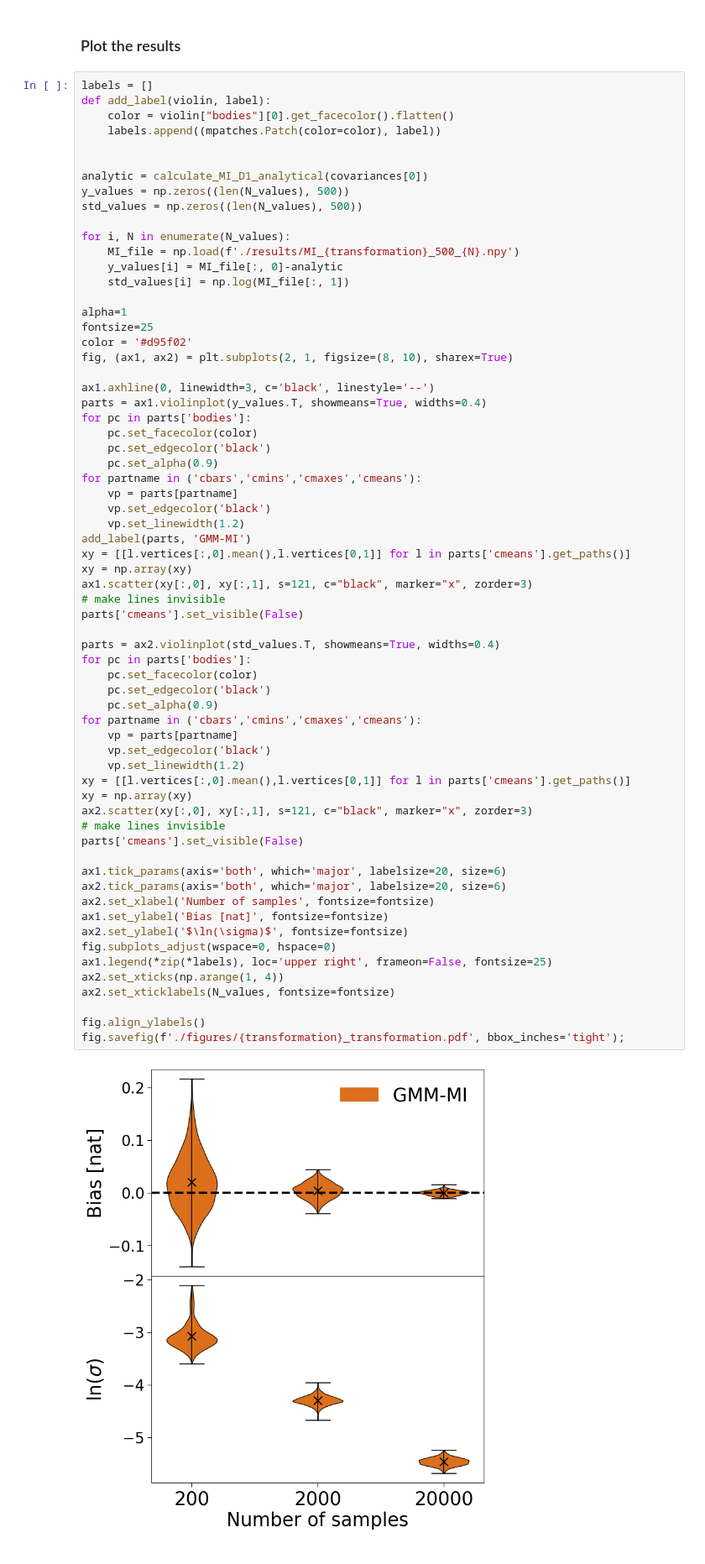
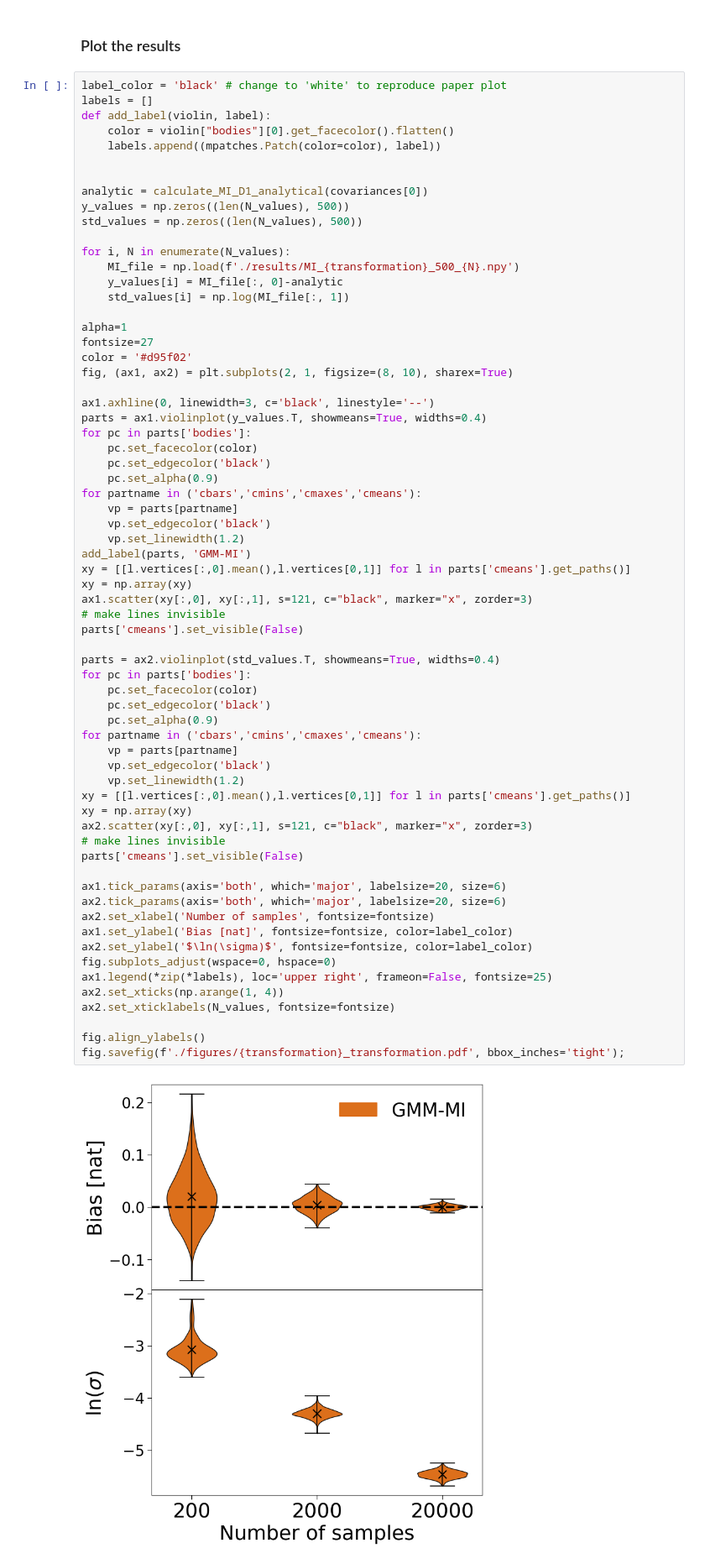
Before and after one commit to dpiras/GMM-MI, a Jupyter notebook: notebooks/invariance_bias/2_transformation_invariance_log.ipynb, the cells around one changed output. Shown: that part at 84% size. Saved outputs shown, nothing was run; the diff lists cells and outputs as text.

```diff
--- a/notebooks/invariance_bias/2_transformation_invariance_log.ipynb
+++ b/notebooks/invariance_bias/2_transformation_invariance_log.ipynb
@@ -85,6 +85,7 @@ Not running this cell, since results file already exists. Loading pre-computed r
 # %% [markdown]
 ### Plot the results
 # %%
+label_color = 'black' # change to 'white' to reproduce paper plot
 labels = []
 def add_label(violin, label):
     color = violin["bodies"][0].get_facecolor().flatten()
@@ -101,7 +102,7 @@ for i, N in enumerate(N_values):
     std_values[i] = np.log(MI_file[:, 1])
 
 alpha=1
-fontsize=25
+fontsize=27
 color = '#d95f02'
 fig, (ax1, ax2) = plt.subplots(2, 1, figsize=(8, 10), sharex=True)
 
@@ -121,33 +122,33 @@ xy = np.array(xy)
 ax1.scatter(xy[:,0], xy[:,1], s=121, c="black", marker="x", zorder=3)
 # make lines invisible
 parts['cmeans'].set_visible(False)
 
 parts = ax2.violinplot(std_values.T, showmeans=True, widths=0.4)
 for pc in parts['bodies']:
     pc.set_facecolor(color)
     pc.set_edgecolor('black')
     pc.set_alpha(0.9)
 for partname in ('cbars','cmins','cmaxes','cmeans'):
     vp = parts[partname]
     vp.set_edgecolor('black')
     vp.set_linewidth(1.2)
 xy = [[l.vertices[:,0].mean(),l.vertices[0,1]] for l in parts['cmeans'].get_paths()]
 xy = np.array(xy)
 ax2.scatter(xy[:,0], xy[:,1], s=121, c="black", marker="x", zorder=3)
 # make lines invisible
 parts['cmeans'].set_visible(False)
 
 ax1.tick_params(axis='both', which='major', labelsize=20, size=6)
 ax2.tick_params(axis='both', which='major', labelsize=20, size=6)
 ax2.set_xlabel('Number of samples', fontsize=fontsize)
-ax1.set_ylabel('Bias [nat]', fontsize=fontsize)
-ax2.set_ylabel('$\ln(\sigma)$', fontsize=fontsize)
+ax1.set_ylabel('Bias [nat]', fontsize=fontsize, color=label_color)
+ax2.set_ylabel('$\ln(\sigma)$', fontsize=fontsize, color=label_color)
 fig.subplots_adjust(wspace=0, hspace=0)
 ax1.legend(*zip(*labels), loc='upper right', frameon=False, fontsize=25)
 ax2.set_xticks(np.arange(1, 4))
 ax2.set_xticklabels(N_values, fontsize=fontsize)
 
 fig.align_ylabels()
 fig.savefig(f'./figures/{transformation}_transformation.pdf', bbox_inches='tight');
 # %% [output]
-[figure, old version]
+[figure, new version]
```
Also changed, not shown: parts of 1 cell of this notebook, 8 other files.
